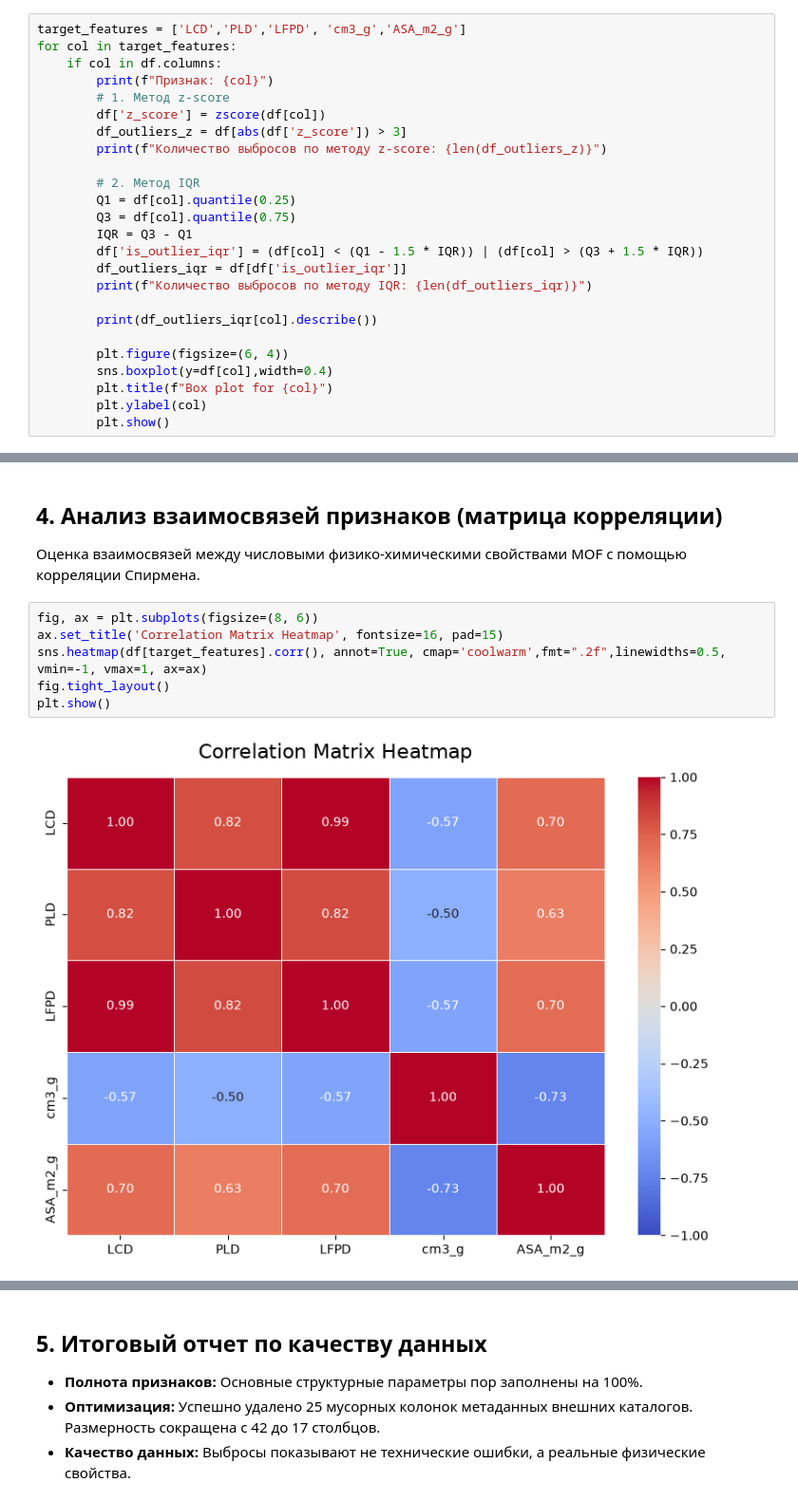
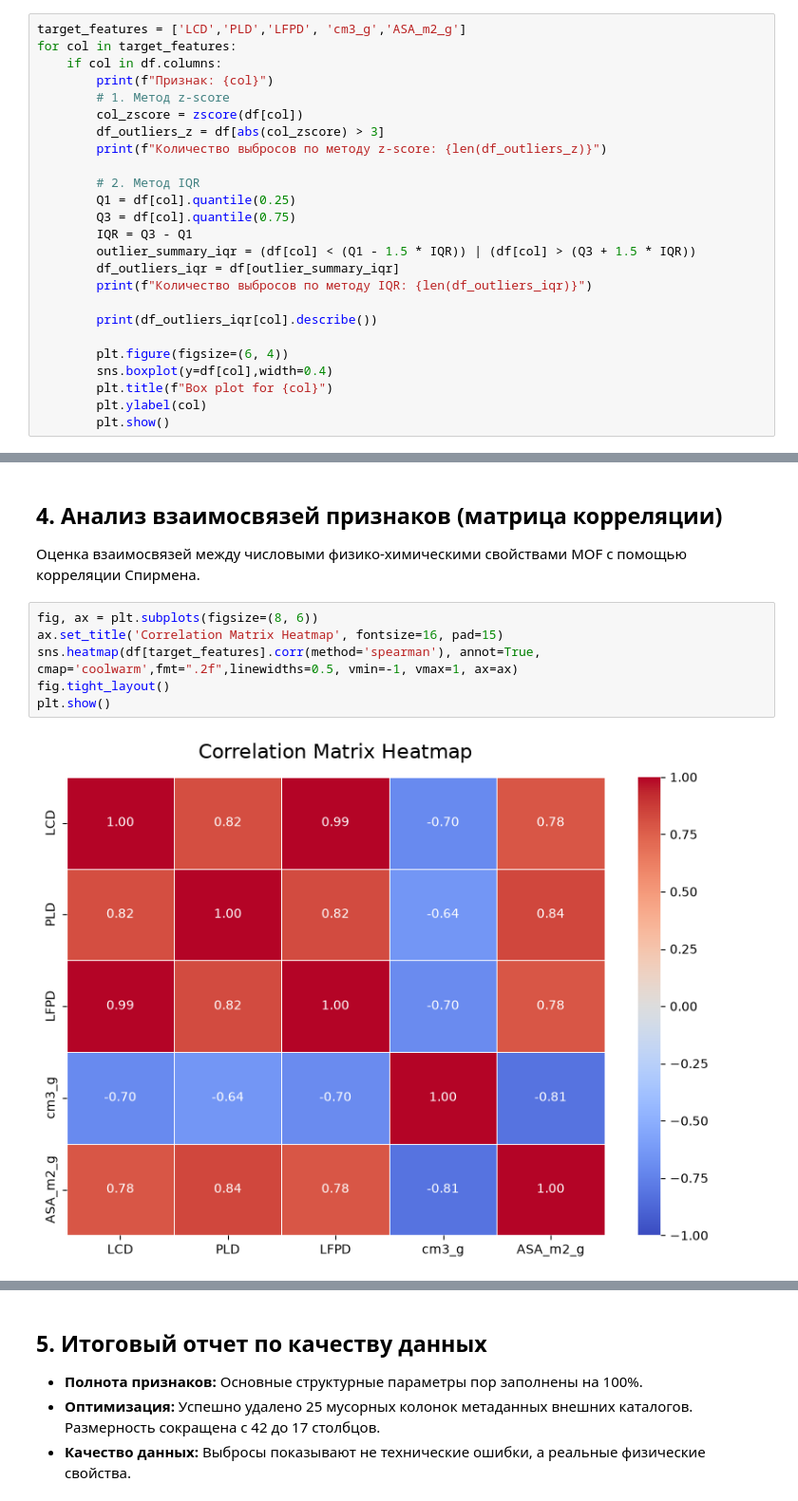
Before and after one commit to alenavas22/study-project, a Jupyter notebook: notebooks/EDA.ipynb, the cells around one changed output, grey strips where cells are left out. Shown at 95% size. Cells and saved outputs as stored; diff of their text form.

```diff
--- a/notebooks/EDA.ipynb
+++ b/notebooks/EDA.ipynb
@@ -170,16 +170,16 @@ for col in target_features:
     if col in df.columns:
         print(f"Признак: {col}")
         # 1. Метод z-score
-        df['z_score'] = zscore(df[col])
-        df_outliers_z = df[abs(df['z_score']) > 3]
+        col_zscore = zscore(df[col])
+        df_outliers_z = df[abs(col_zscore) > 3]
         print(f"Количество выбросов по методу z-score: {len(df_outliers_z)}")
 
         # 2. Метод IQR
         Q1 = df[col].quantile(0.25)
         Q3 = df[col].quantile(0.75)
         IQR = Q3 - Q1
-        df['is_outlier_iqr'] = (df[col] < (Q1 - 1.5 * IQR)) | (df[col] > (Q3 + 1.5 * IQR))
-        df_outliers_iqr = df[df['is_outlier_iqr']]
+        outlier_summary_iqr = (df[col] < (Q1 - 1.5 * IQR)) | (df[col] > (Q3 + 1.5 * IQR))
+        df_outliers_iqr = df[outlier_summary_iqr]
         print(f"Количество выбросов по методу IQR: {len(df_outliers_iqr)}")
 
         print(df_outliers_iqr[col].describe())
@@ -303,11 +304,11 @@ plt.show()
 # %%
 fig, ax = plt.subplots(figsize=(8, 6))
 ax.set_title('Correlation Matrix Heatmap', fontsize=16, pad=15)
-sns.heatmap(df[target_features].corr(), annot=True, cmap='coolwarm',fmt=".2f",linewidths=0.5, vmin=-1, vmax=1, ax=ax)
+sns.heatmap(df[target_features].corr(method='spearman'), annot=True, cmap='coolwarm',fmt=".2f",linewidths=0.5, vmin=-1, vmax=1, ax=ax)
 fig.tight_layout()
 plt.show()
 # %% [output]
-[figure, old version]
+[figure, new version]
 # %% [markdown]
 ### Анализ матрицы корреляции
 
```
Also changed, not shown: parts of 2 cells of this notebook.
